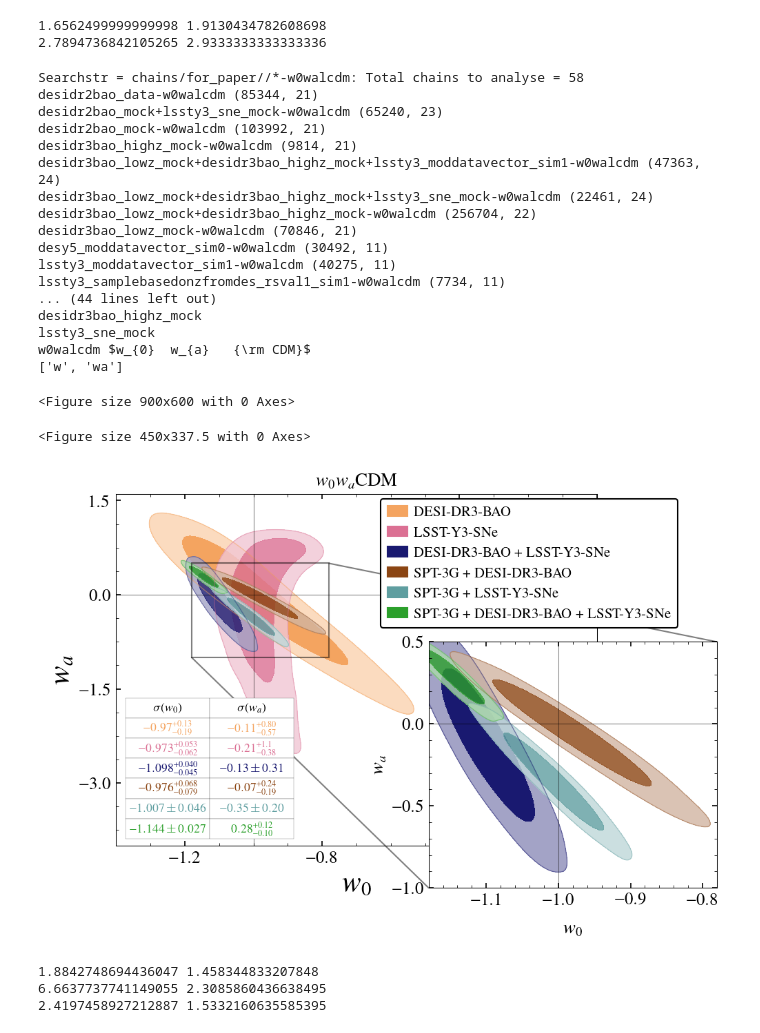
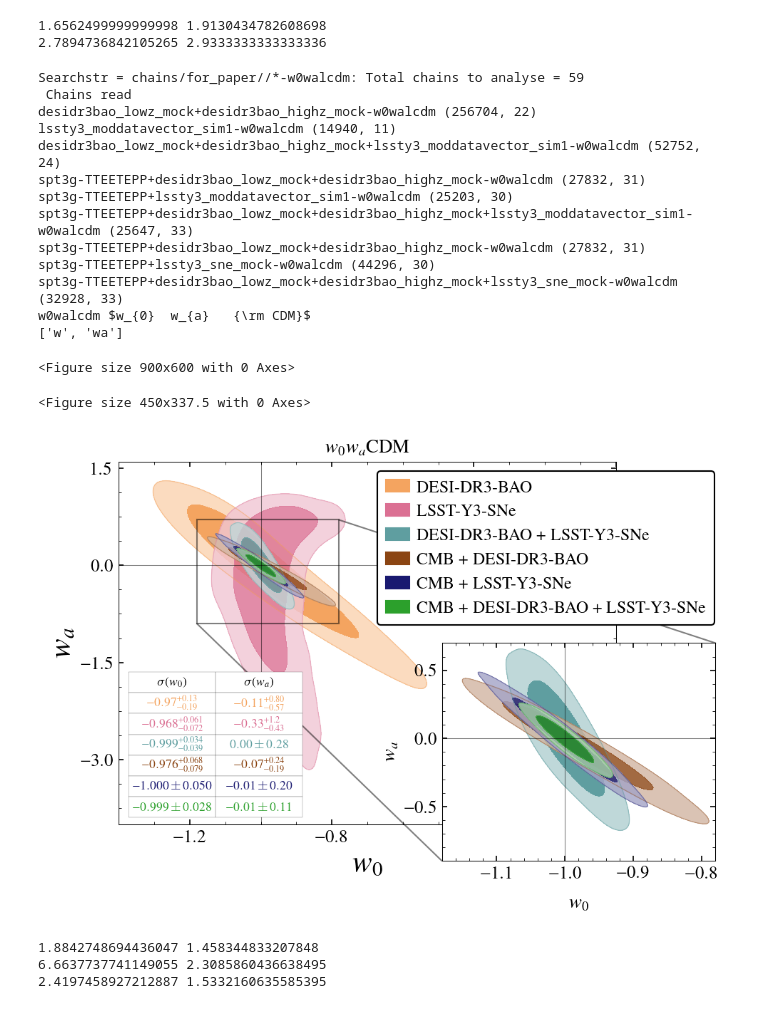
Before and after one commit to sriniraghunathan/CMB_BAO_SNe_likelihoods, a Jupyter notebook: analyse_chains_for_paper.ipynb, the cells around one changed output. Saved outputs shown, nothing was run; the diff lists cells and outputs as text; code cells hidden in the pictures.

Commit message:
plots

```diff
--- a/analyse_chains_for_paper.ipynb
+++ b/analyse_chains_for_paper.ipynb
@@ -591,7 +591,7 @@ if (1):
         curr_samples = getdist.mcsamples.loadMCSamples( fname )
         curr_samples.removeBurn(burn_in_fraction)
         samples_dic[chainname] = curr_samples
-        print( chainname, curr_samples.samples.shape )
+        ##print( chainname, curr_samples.samples.shape )
 
     print(' Chains read'); ###sys.exit()
     #contour_colors = ['sandybrown', 'tab:red', 'tab:purple', 'tab:green', 'steelblue', 'tab:red', 'black']
@@ -628,10 +628,10 @@ for pliter in range(2):
                         'spt3g-TTEETEPP+desidr3bao_lowz_mock+desidr3bao_highz_mock+lssty3_moddatavector_sim1-%s' %(cosmo_name),
                         ]
 
-        color_arr = ['sandybrown', 'palevioletred', 'midnightblue', 'saddlebrown', 'cadetblue', 'tab:green']
+        color_arr = ['sandybrown', 'palevioletred', 'cadetblue', 'saddlebrown', 'midnightblue', 'tab:green']
     elif pliter == 1:
         curr_param_limits_dic['w'] = [-1.18, -0.78]#[-1.2, -0.75]
-        curr_param_limits_dic['wa'] = [-1., 0.5]#0.6]
+        curr_param_limits_dic['wa'] = [-0.9, 0.7]#0.6]
         chains_to_plot = [
                         #'spt3g-TTEETEPP-%s' %(cosmo_name),
                         'spt3g-TTEETEPP+desidr3bao_lowz_mock+desidr3bao_highz_mock-%s' %(cosmo_name),
@@ -648,7 +648,7 @@ for pliter in range(2):
             c_mod = c.replace('desidr2bao_mock', 'desidr3bao_lowz_mock+desidr3bao_highz_mock')
             chains_to_plot_ref.append( c_mod )
         chains_to_plot = chains_to_plot_ref
-        print(chains_to_plot); ##sys.exit()
+        ###print(chains_to_plot); ##sys.exit()
 
 
 
@@ -656,10 +656,13 @@ for pliter in range(2):
     samples_to_plot, labels_arr = [], []
     for chainname in chains_to_plot:
         #print(chainname in chains_to_plot)
+        print( chainname, samples_dic[chainname].samples.shape )
         samples_to_plot.append( samples_dic[chainname] )
         chain_label = misc_getdist.get_chain_label(chainname)
         chain_label = chain_label.replace('-TTEETEPP', '')
         chain_label = chain_label.replace('+', ' + ')
+        if (1):
+            chain_label = chain_label.replace('SPT-3G', 'CMB')
         tmpsplit = chain_label.split('+')
 
         if len(tmpsplit) == 1:
@@ -704,7 +707,7 @@ for pliter in range(2):
 
 
 #array_of_zoom = [[.65, -0.21, 0.7, 0.8]]
-array_of_zoom = [[.65, -0.12, 0.6, 0.7]]
+array_of_zoom = [[.65, -0.1, 0.55, 0.6]]
 array_of_param_limits_dic_for_zoom = [array_of_param_limits_dic[1]]
 array_of_samples_to_plot = array_of_samples_to_plot[:1]
 array_of_params_or_pairs_to_plot = array_of_params_or_pairs_to_plot[:1]
@@ -715,8 +718,8 @@ array_of_table_width = [[0.35, 0.4], [0.35, 0.3]]
 array_of_table_col_width = [[0.5, 0.5], [0.5, 0.5]]
 array_to_table_fontsize = [8.5, 10]
 array_of_sampleinds_for_zoom = [ [2,3,4,5], False]
-array_of_leglocs = [(0.55, 0.62), 1]
-array_of_legfsval = [12, 10]
+array_of_leglocs = [(0.52, 0.55), 1]
+array_of_legfsval = [13.5, 10]
 clf()
 figsize = 3.
 fsval = 13
@@ -735,49 +738,45 @@ g = misc_getdist.make_getdist_plot('multiple_2d_col',
                                    array_of_titles = [cosmo_label, None],
                                    array_of_param_limits_dic = array_of_param_limits_dic,
                                    array_of_zoom = array_of_zoom,
                                    array_of_sampleinds_for_zoom = array_of_sampleinds_for_zoom,
                                    array_of_param_limits_dic_for_zoom = array_of_param_limits_dic_for_zoom,
                                     array_of_table_locs = array_of_table_locs,
                                     array_of_table_width = array_of_table_width,
                                     array_of_table_col_width = array_of_table_col_width,
                                     array_to_table_fontsize = array_to_table_fontsize,
                                    figsize = figsize, fsval = fsval,
                                    labels = labels_arr,
                                    num_plot_contours = 2, filled = False,
                                    array_of_filled_arr = [[True, True, True, True, True, True], True],
                                    #array_of_num_plot_contours = [2, 2],
                                    legcol = [1,1,2],
 #                                    wspace = wspace, yvisibility = yvisibility,
 #                                   cosmo_label = cosmo_label,
 #                                    xyloc_for_leg = xyloc_for_leg,
                                    show_table = True,
                                    )
 plname = '%s/%s.pdf' %(pl_folder, cosmo_name_and_tag)
 #plname = '%s/png/%s.png' %(pl_folder, cosmo_name_and_tag)
 #plname = '%s/png/tmp/4.png' %(pl_folder)
-#savefig(plname, dpi = 200.)
+savefig(plname, dpi = 200.)
 show()
 # %% [output]
-Searchstr = chains/for_paper//*-w0walcdm: Total chains to analyse = 58
-desidr2bao_data-w0walcdm (85344, 21)
-desidr2bao_mock+lssty3_sne_mock-w0walcdm (65240, 23)
-desidr2bao_mock-w0walcdm (103992, 21)
-desidr3bao_highz_mock-w0walcdm (9814, 21)
-desidr3bao_lowz_mock+desidr3bao_highz_mock+lssty3_moddatavector_sim1-w0walcdm (47363, 24)
-desidr3bao_lowz_mock+desidr3bao_highz_mock+lssty3_sne_mock-w0walcdm (22461, 24)
+Searchstr = chains/for_paper//*-w0walcdm: Total chains to analyse = 59
+ Chains read
 desidr3bao_lowz_mock+desidr3bao_highz_mock-w0walcdm (256704, 22)
-desidr3bao_lowz_mock-w0walcdm (70846, 21)
-desy5_moddatavector_sim0-w0walcdm (30492, 11)
-lssty3_moddatavector_sim1-w0walcdm (40275, 11)
-lssty3_samplebasedonzfromdes_rsval1_sim1-w0walcdm (7734, 11)
-... (44 lines left out)
-desidr3bao_highz_mock
-lssty3_sne_mock
+lssty3_moddatavector_sim1-w0walcdm (14940, 11)
+desidr3bao_lowz_mock+desidr3bao_highz_mock+lssty3_moddatavector_sim1-w0walcdm (52752, 24)
+spt3g-TTEETEPP+desidr3bao_lowz_mock+desidr3bao_highz_mock-w0walcdm (27832, 31)
+spt3g-TTEETEPP+lssty3_moddatavector_sim1-w0walcdm (25203, 30)
+spt3g-TTEETEPP+desidr3bao_lowz_mock+desidr3bao_highz_mock+lssty3_moddatavector_sim1-w0walcdm (25647, 33)
+spt3g-TTEETEPP+desidr3bao_lowz_mock+desidr3bao_highz_mock-w0walcdm (27832, 31)
+spt3g-TTEETEPP+lssty3_sne_mock-w0walcdm (44296, 30)
+spt3g-TTEETEPP+desidr3bao_lowz_mock+desidr3bao_highz_mock+lssty3_sne_mock-w0walcdm (32928, 33)
 w0walcdm $w_{0}  w_{a}   {\rm CDM}$
 ['w', 'wa']
 <Figure size 900x600 with 0 Axes>
 <Figure size 450x337.5 with 0 Axes>
-[figure, old version]
+[figure, new version]
 # %%
 curr_samples.getRawNDDensity??
 # %%
```
Also changed, not shown: parts of 4 cells of this notebook, 4 other files.
